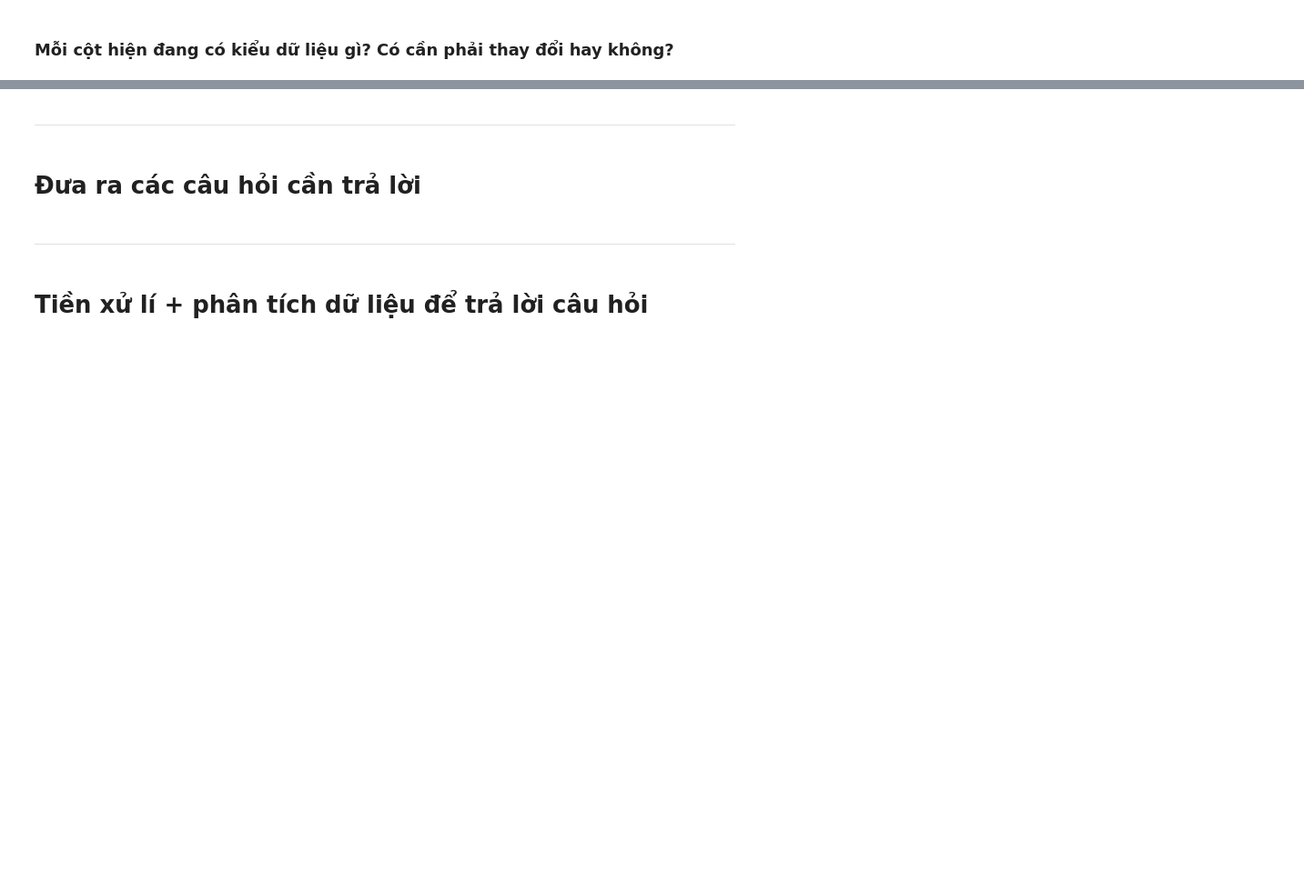
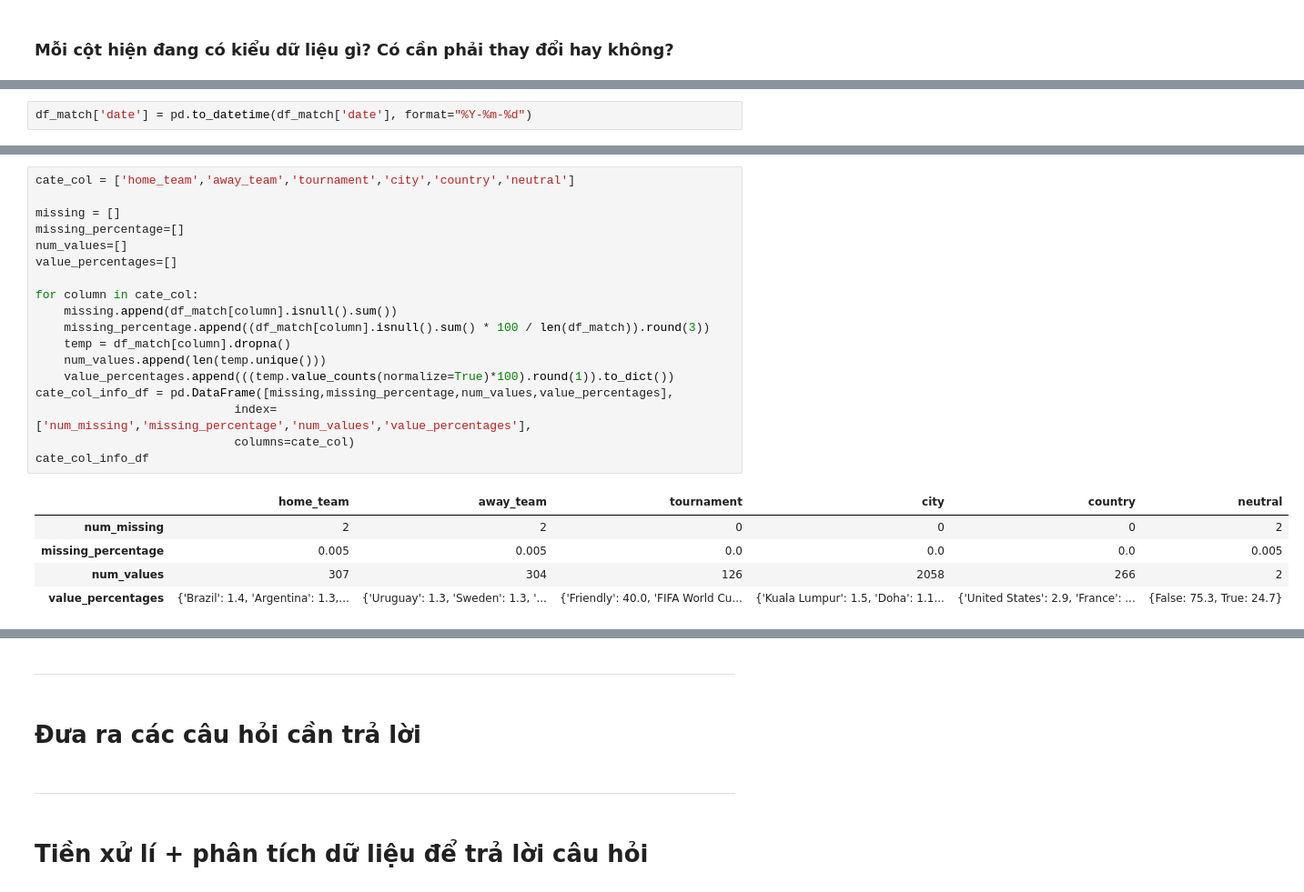
Before and after one commit to npqd/P4DS_FinalProject, a Jupyter notebook: demo.ipynb, the cells around one changed output, grey strips where cells are left out. Shown at 91% size. Drawn from its saved outputs; the diff is of its cells as text; blank space fills up the shorter version.

```diff
--- a/demo.ipynb
+++ b/demo.ipynb
@@ -141,0 +146,2 @@ test
+# %%
+df_match['date'] = pd.to_datetime(df_match['date'], format="%Y-%m-%d")
@@ -141,0 +194,24 @@ test
+# %%
+cate_col = ['home_team','away_team','tournament','city','country','neutral']
+
+missing = []
+missing_percentage=[]
+num_values=[]
+value_percentages=[]
+
+for column in cate_col:
+    missing.append(df_match[column].isnull().sum())
+    missing_percentage.append((df_match[column].isnull().sum() * 100 / len(df_match)).round(3))
+    temp = df_match[column].dropna()
+    num_values.append(len(temp.unique()))
+    value_percentages.append(((temp.value_counts(normalize=True)*100).round(1)).to_dict())
+cate_col_info_df = pd.DataFrame([missing,missing_percentage,num_values,value_percentages],
+                            index=['num_missing','missing_percentage','num_values','value_percentages'],
+                            columns=cate_col)
+cate_col_info_df
+# %% [output]
+|  | home_team | away_team | tournament | city | country | neutral |
+| num_missing | 2 | 2 | 0 | 0 | 0 | 2 |
+| missing_percentage | 0.005 | 0.005 | 0.0 | 0.0 | 0.0 | 0.005 |
+| num_values | 307 | 304 | 126 | 2058 | 266 | 2 |
+| value_percentages | {'Brazil': 1.4, 'Argentina': 1.3,... | {'Uruguay': 1.3, 'Sweden': 1.3, '... | {'Friendly': 40.0, 'FIFA World Cu... | {'Kuala Lumpur': 1.5, 'Doha': 1.1... | {'United States': 2.9, 'France': ... | {False: 75.3, True: 24.7} |
```
Also changed, not shown: parts of 31 cells of this notebook, 5 other files.
